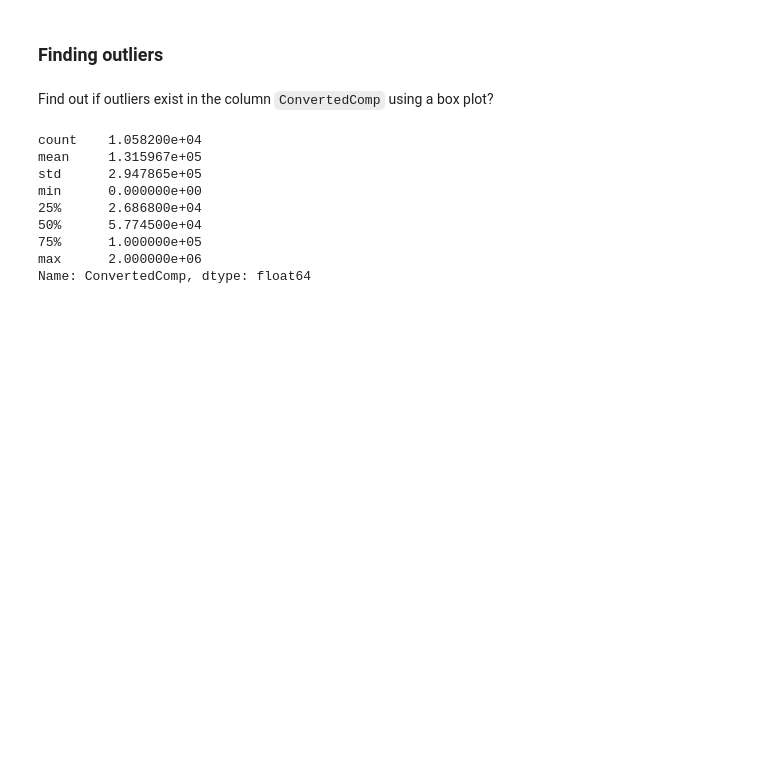
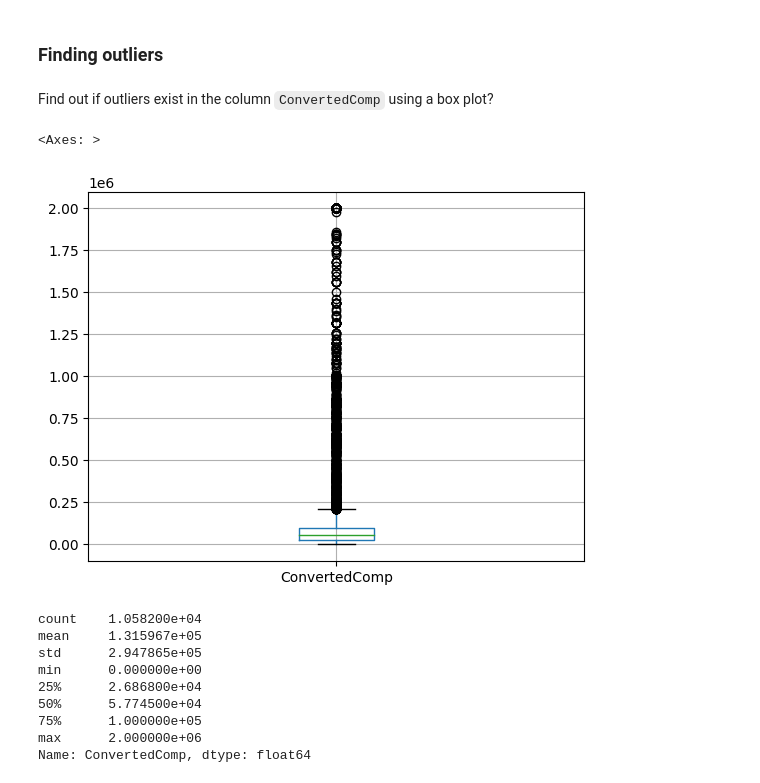
Before and after one commit to jcostra/MySubmission, a Jupyter notebook: M3ExploratoryDataAnalysis-lab.ipynb, the cells around one changed output. Cells and saved outputs as stored; diff of their text form; code cells hidden in the pictures; blank space fills up the shorter version.

```diff
--- a/M3ExploratoryDataAnalysis-lab.ipynb
+++ b/M3ExploratoryDataAnalysis-lab.ipynb
@@ -145,6 +145,11 @@ plt.show()
 ### Finding outliers
 # %% [markdown]
 Find out if outliers exist in the column `ConvertedComp` using a box plot?
+# %%
+df.boxplot(column='ConvertedComp')
+# %% [output]
+<Axes: >
+[figure, added]
 # %%
 df['ConvertedComp'].describe()
 # %% [output]
```
Also changed, not shown: parts of 13 cells of this notebook.
